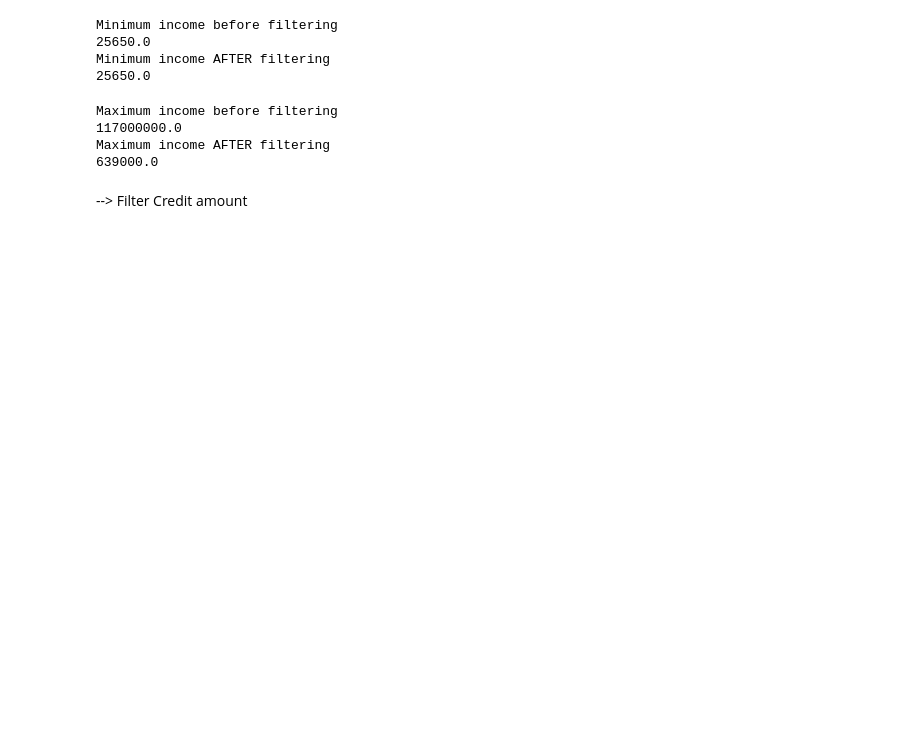
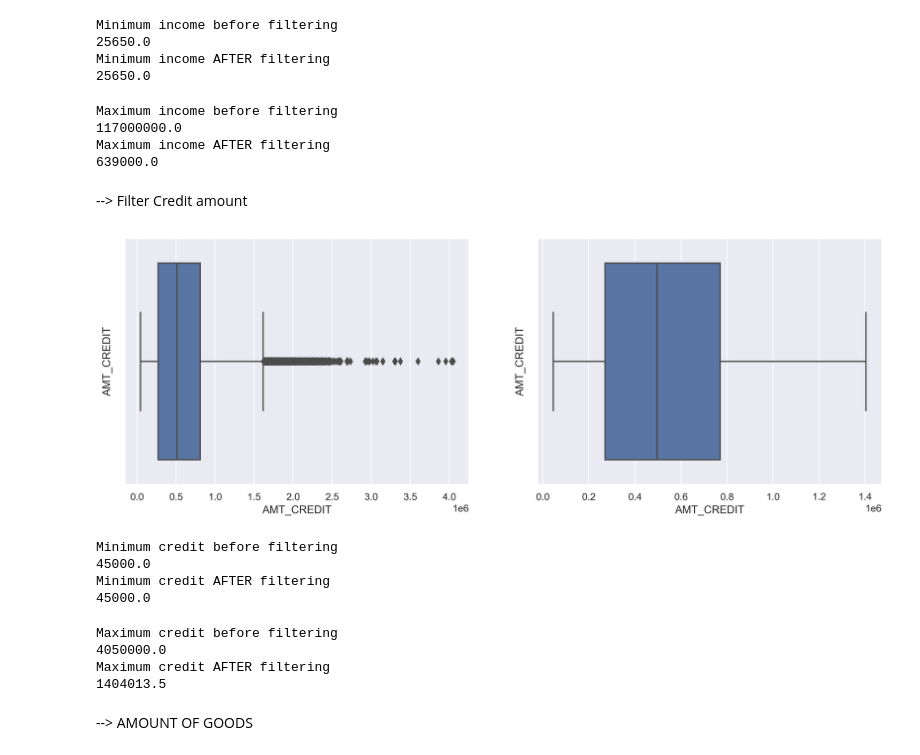
Before and after one commit to LenaChretien/Credit-Card-Fraud, a Jupyter notebook: Prep_data.ipynb, the cells around one changed output. Drawn from its saved outputs; the diff is of its cells as text; code cells hidden in the pictures; blank space fills up the shorter version.

```diff
--- a/Prep_data.ipynb
+++ b/Prep_data.ipynb
@@ -313,0 +325,47 @@ print(min)
+# %%
+filter_credit = app[['AMT_CREDIT']]
+filter_credit = filter_credit.loc[filter_credit.apply(lambda x: np.abs(x - x.mean()) / x.std() < 2).all(axis = 1)]
+# %%
+sns.set(font_scale = 1)
+plt.figure(figsize = (15,5), dpi = 300)
+
+plt.subplot(1,2,1)
+b = sns.boxplot(x = 'AMT_CREDIT', data = app)
+b.set_ylabel('AMT_CREDIT', fontsize = 12)
+b.set_xlabel('AMT_CREDIT', fontsize = 12)
+
+plt.subplot(1,2,2)
+b = sns.boxplot(x = 'AMT_CREDIT', data = filter_credit)
+b.set_ylabel('AMT_CREDIT', fontsize = 12)
+b.set_xlabel('AMT_CREDIT', fontsize = 12)
+
+
+plt.show()
+# %% [output]
+[figure, added]
+# %%
+print('Minimum credit before filtering')
+print(app['AMT_CREDIT'].min())
+
+
+print('Minimum credit AFTER filtering')
+print(filter_credit['AMT_CREDIT'].min())
+# %% [output]
+Minimum credit before filtering
+45000.0
+Minimum credit AFTER filtering
+45000.0
+# %%
+print('Maximum credit before filtering')
+print(app['AMT_CREDIT'].max())
+
+
+print('Maximum credit AFTER filtering')
+print(filter_credit['AMT_CREDIT'].max())
+# %% [output]
+Maximum credit before filtering
+4050000.0
+Maximum credit AFTER filtering
+1404013.5
+# %% [markdown]
+--> AMOUNT OF GOODS
```
Also changed, not shown: parts of 52 cells of this notebook, 2 other files.
